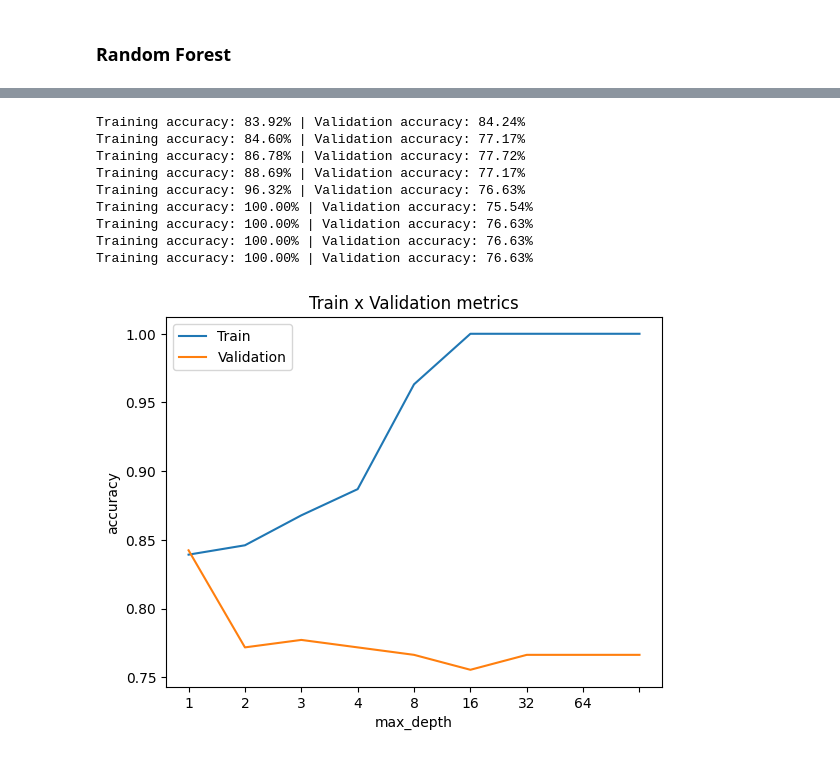
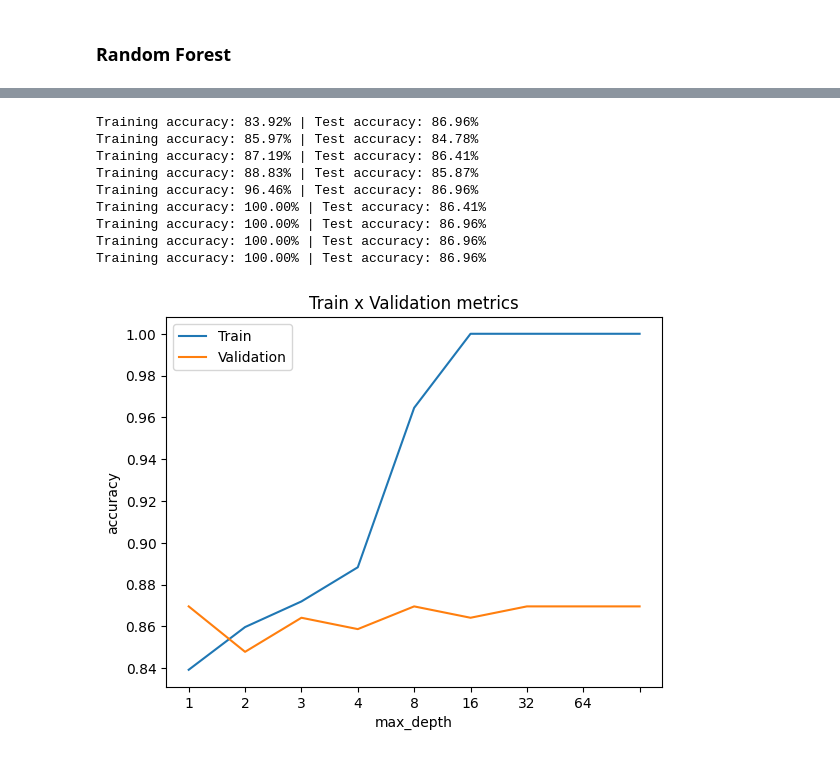
Before and after one commit to XueningD65/TriageAssist, a Jupyter notebook: dataset_load_and_test.ipynb, the cells around one changed output, grey strips where cells are left out. Cells and saved outputs as stored; diff of their text form; code cells hidden in the pictures.

```diff
--- a/dataset_load_and_test.ipynb
+++ b/dataset_load_and_test.ipynb
@@ -361,12 +376,12 @@ for max_depth in max_depth_list:
     model = DecisionTreeClassifier(max_depth = max_depth,
                                    random_state = 234).fit(X_train,y_train)
     predictions_train = model.predict(X_train) ## The predicted values for the train dataset
-    predictions_val = model.predict(X_val) ## The predicted values for the test dataset
+    predictions_val = model.predict(X_test) ## The predicted values for the test dataset
     accuracy_train = accuracy_score(predictions_train,y_train)
-    accuracy_val = accuracy_score(predictions_val,y_val)
+    accuracy_val = accuracy_score(predictions_val,y_test)
     accuracy_list_train.append(accuracy_train)
     accuracy_list_val.append(accuracy_val)
-    print("Training accuracy: {:.2f}% | Validation accuracy: {:.2f}%".format(accuracy_train*100, accuracy_val*100))
+    print("Training accuracy: {:.2f}% | Test accuracy: {:.2f}%".format(accuracy_train*100, accuracy_val*100))
 
 
 plt.title('Train x Validation metrics')
@@ -391,11 +406,10 @@ Training accuracy: 100.00% | Validation accuracy: 79.89%
 # %%
-feature_names = list(df.columns)
+feature_names = list(X.columns)
 fig, ax = plt.subplots(1,1,figsize=(20,12))
-model = DecisionTreeClassifier(min_samples_split = 50, max_depth=4).fit(X_train, y_train)
+model = DecisionTreeClassifier(min_samples_split = 50, max_depth=8, random_state=21).fit(X_train, y_train)
 train_pred = model.predict(X_train)
-val_pred = model.predict(X_val)
-print("Training accuracy: {:.2f}% | Validation accuracy: {:.2f}%".format(accuracy_score(train_pred, y_train)*100, accuracy_score(val_pred, y_val)*100))
-
+val_pred = model.predict(X_test)
+print("Training accuracy: {:.2f}% | Validation accuracy: {:.2f}%".format(accuracy_score(train_pred, y_train)*100, accuracy_score(val_pred, y_test)*100))
 
 tree.plot_tree(model, feature_names = feature_names, ax=ax, fontsize=6, class_names=['No Disease', 'Has Disease'], filled=True)
 plt.show()
@@ -405,5 +419,8 @@ Training accuracy: 86.65% | Validation accuracy: 87.50%
 # %% [markdown]
 ### Random Forest
+# %%
+min_samples_split_list = [2,10, 30, 50, 100, 200, 300, 700] ## If the number is an integer, then it is the actual quantity of samples,
+max_depth_list = [1,2, 3, 4, 8, 16, 32, 64, None] # None means that there is no depth limit.
 # %%
 n_estimators_list = [10,50,100,500]
 accuracy_list_train = []
@@ -413,12 +430,12 @@ for min_samples_split in min_samples_split_list:
     model = RandomForestClassifier(min_samples_split = min_samples_split,
                                    random_state = 234).fit(X_train,y_train)
     predictions_train = model.predict(X_train) ## The predicted values for the train dataset
-    predictions_val = model.predict(X_val) ## The predicted values for the test dataset
+    predictions_val = model.predict(X_test) ## The predicted values for the test dataset
     accuracy_train = accuracy_score(predictions_train,y_train)
-    accuracy_val = accuracy_score(predictions_val,y_val)
+    accuracy_val = accuracy_score(predictions_val,y_test)
     accuracy_list_train.append(accuracy_train)
     accuracy_list_val.append(accuracy_val)
-    print("Training accuracy: {:.2f}% | Validation accuracy: {:.2f}%".format(accuracy_train*100, accuracy_val*100))
+    print("Training accuracy: {:.2f}% | Test accuracy: {:.2f}%".format(accuracy_train*100, accuracy_val*100))
 
 plt.title('Train x Validation metrics')
 plt.xlabel('min_samples_split')
@@ -441,37 +458,37 @@ Training accuracy: 55.72% | Validation accuracy: 53.80%
 # %%
 accuracy_list_train = []
 accuracy_list_val = []
 for max_depth in max_depth_list:
     # You can fit the model at the same time you define it, because the fit function returns the fitted estimator.
     model = RandomForestClassifier(max_depth = max_depth,
                                    random_state = 55).fit(X_train,y_train)
     predictions_train = model.predict(X_train) ## The predicted values for the train dataset
-    predictions_val = model.predict(X_val) ## The predicted values for the test dataset
+    predictions_val = model.predict(X_test) ## The predicted values for the test dataset
     accuracy_train = accuracy_score(predictions_train,y_train)
-    accuracy_val = accuracy_score(predictions_val,y_val)
+    accuracy_val = accuracy_score(predictions_val,y_test)
     accuracy_list_train.append(accuracy_train)
     accuracy_list_val.append(accuracy_val)
-    print("Training accuracy: {:.2f}% | Validation accuracy: {:.2f}%".format(accuracy_train*100, accuracy_val*100))
+    print("Training accuracy: {:.2f}% | Test accuracy: {:.2f}%".format(accuracy_train*100, accuracy_val*100))
 
 plt.title('Train x Validation metrics')
 plt.xlabel('max_depth')
 plt.ylabel('accuracy')
 plt.xticks(ticks = range(len(max_depth_list )),labels=max_depth_list)
 plt.plot(accuracy_list_train)
 plt.plot(accuracy_list_val)
 plt.legend(['Train','Validation'])
 plt.show()
 # %% [output]
-Training accuracy: 83.92% | Validation accuracy: 84.24%
-Training accuracy: 84.60% | Validation accuracy: 77.17%
-Training accuracy: 86.78% | Validation accuracy: 77.72%
-Training accuracy: 88.69% | Validation accuracy: 77.17%
-Training accuracy: 96.32% | Validation accuracy: 76.63%
-Training accuracy: 100.00% | Validation accuracy: 75.54%
-Training accuracy: 100.00% | Validation accuracy: 76.63%
-Training accuracy: 100.00% | Validation accuracy: 76.63%
-Training accuracy: 100.00% | Validation accuracy: 76.63%
+Training accuracy: 83.92% | Test accuracy: 86.96%
+Training accuracy: 85.97% | Test accuracy: 84.78%
+Training accuracy: 87.19% | Test accuracy: 86.41%
+Training accuracy: 88.83% | Test accuracy: 85.87%
+Training accuracy: 96.46% | Test accuracy: 86.96%
+Training accuracy: 100.00% | Test accuracy: 86.41%
+Training accuracy: 100.00% | Test accuracy: 86.96%
+Training accuracy: 100.00% | Test accuracy: 86.96%
+Training accuracy: 100.00% | Test accuracy: 86.96%
-[figure, old version]
+[figure, new version]
 # %%
 accuracy_list_train = []
 accuracy_list_val = []
```
Also changed, not shown: parts of 58 cells of this notebook, 2 other files.
